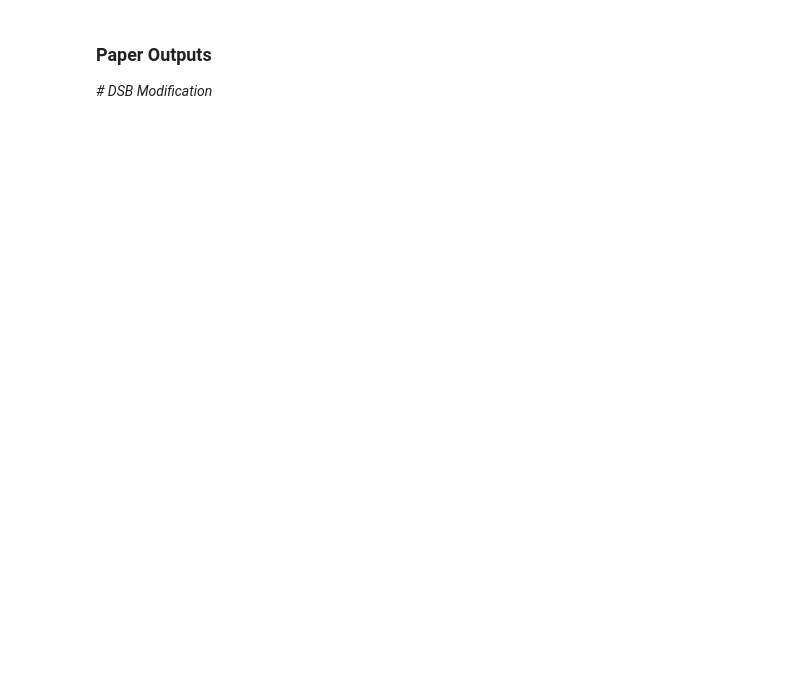
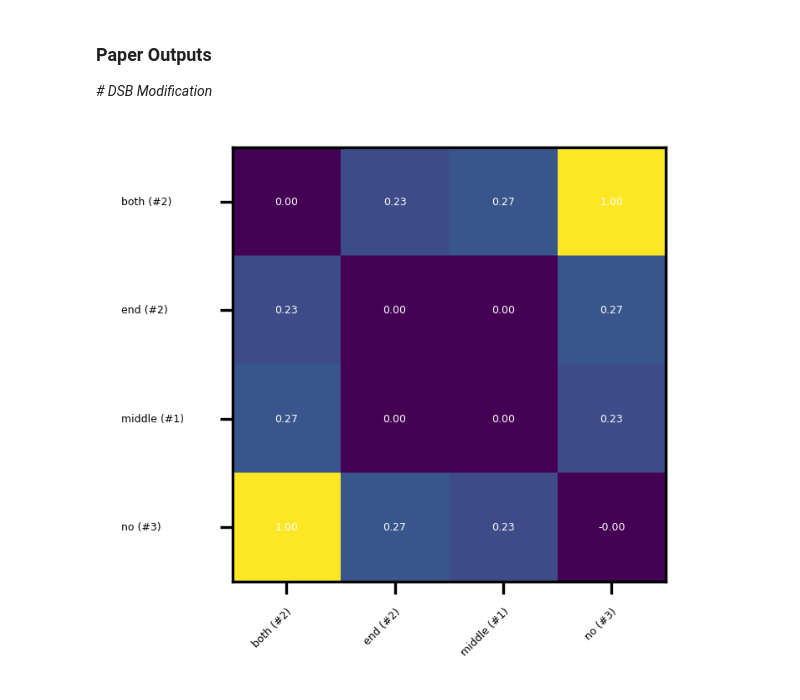
Before and after one commit to GiuliaDelo98/IWSHM23-gmn, a Jupyter notebook: gmn_rule_0_with_attributes.ipynb, the cells around one changed output. Saved outputs shown, nothing was run; the diff lists cells and outputs as text; code cells hidden in the pictures; blank space fills up the shorter version.

```diff
--- a/gmn_rule_0_with_attributes.ipynb
+++ b/gmn_rule_0_with_attributes.ipynb
@@ -1727,7 +1745,7 @@ def get_default_config():
       data=dict(
         problem="attributed_graph",
         dataset_params=dict(
-            folder="/Volumes/PortableSSD/PhD/Articoli/IWSHM23/script/learning-garteur/data",
+            folder="E:\Gae\GiuliaDelo\learning-garteur\data",
             dataset="learning-garteur-5-scale-groups-5-6-fuselage-3-wing-3-winglet-3-vertical-tail-1-horizontal-tail",
             population_regex="-\w+-winglets",
             validation_percentage = 1,
@@ -2226,7 +2263,8 @@ sorted_id_friendly_list = []
 for i in range(0, len(sorted_id_list)):
     match = re.search(rf"\d+-\w+-winglets-scale-group-+\d", sorted_id_list[i])
     parts = match.group().split("-")
-    sorted_id_friendly_list.append("{0}-s{1} (#{2})".format(parts[1], parts[-1], parts[0]))
+    sorted_id_friendly_list.append("{0} (#{1})".format(parts[1], parts[0]))
+    #sorted_id_friendly_list.append("{0}-s{1} (#{2})".format(parts[1], parts[-1], parts[0]))
 # %% [markdown]
 This matrix is then displayed as a heatmap
 # %%
@@ -2250,33 +2290,35 @@ plt.show()
 # %%
 # Get the desired input
 desired_inputs = {}
 desired_populations = []
 for i,input in enumerate(sorted_id_friendly_list):
     parts = input.split(" ")
-    parts2 = input.split("-")
+    #parts2 = input.split("-")
 
-    if parts[0] not in desired_populations and (parts2[1][1] in {"1","3","5"})  :
-    #if parts[0] not in desired_populations:
+    #if parts[0] not in desired_populations and (parts2[1][1] in {"1","3","5"})  :
+    if parts[0] not in desired_populations:
         desired_inputs[input] = i
         desired_populations.append(parts[0])
 
 #Get Matrix
 desired_id_matrix = np.zeros((len(desired_inputs), len(desired_inputs)))
 for i, ikey in enumerate(desired_inputs):
     for j, jkey in enumerate(desired_inputs):
         desired_id_matrix[i][j] = id_similarity_matrix[desired_inputs[ikey]][desired_inputs[jkey]]
 
 #Display Heat Map
 fig, ax = plt.subplots(figsize=(2.5,2.5), dpi=300)
 im = ax.imshow(desired_id_matrix)
 
 ax.set_xticks(np.arange(len(desired_inputs)), labels=desired_inputs, fontsize="3", ha="right", rotation=45, rotation_mode="anchor")
 ax.set_yticks(np.arange(len(desired_inputs)), labels=desired_inputs.keys(), ha="left", va="center", position=(-0.2, 0), fontsize="3")
 
 for i in range(len(desired_inputs)):
     for j in range(len(desired_inputs)):
         text = ax.text(j, i, "{:.2f}".format(desired_id_matrix[i, j] ), ha="center", va="center", color="w", fontsize="3")
 
 # fig.colorbar(im)
 fig.tight_layout()
 plt.show()
+# %% [output]
+[figure, added]
```
Also changed, not shown: parts of 5 cells of this notebook.
